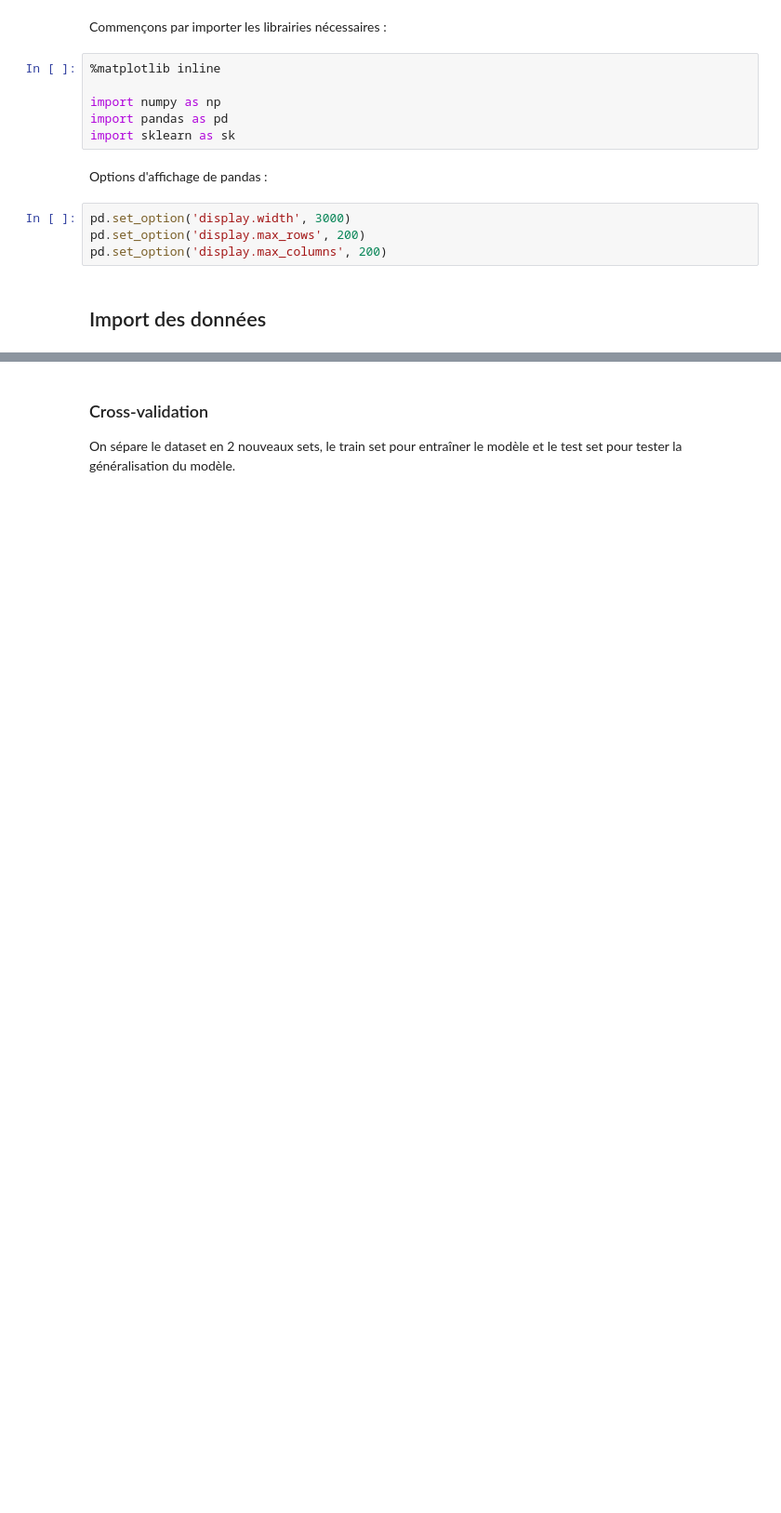
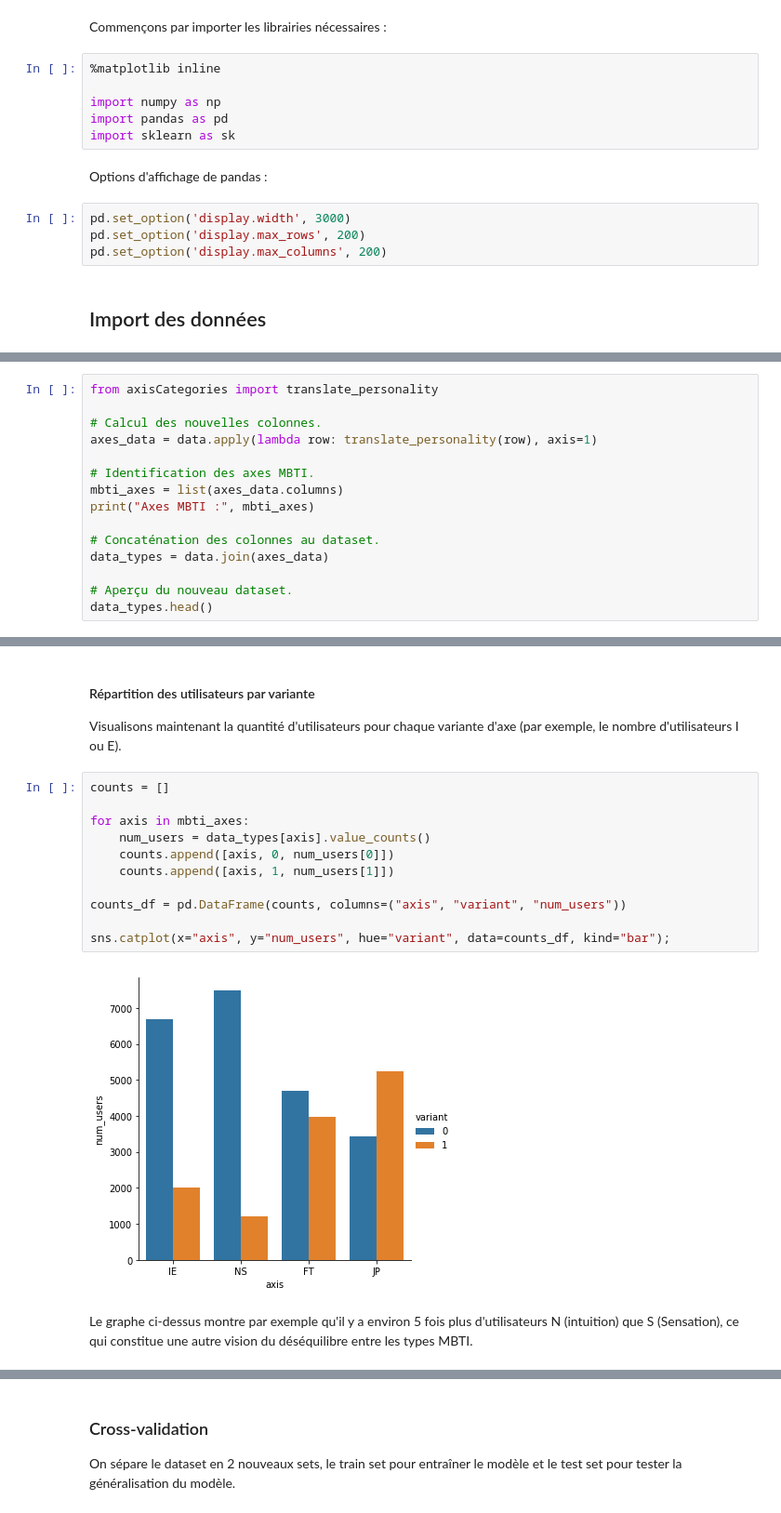
Before and after one commit to literate-waffle/mbti, a Jupyter notebook: mbti.ipynb, the cells around one changed output, grey strips where cells are left out. Shown: that part at 93% size. Cells and saved outputs as stored; diff of their text form; blank space fills up the shorter version.

```diff
--- a/mbti.ipynb
+++ b/mbti.ipynb
@@ -337,0 +242,15 @@ Dataset has 8675 rows and 2 columns
+# %%
+from axisCategories import translate_personality
+
+# Calcul des nouvelles colonnes.
+axes_data = data.apply(lambda row: translate_personality(row), axis=1)
+
+# Identification des axes MBTI.
+mbti_axes = list(axes_data.columns)
+print("Axes MBTI :", mbti_axes)
+
+# Concaténation des colonnes au dataset.
+data_types = data.join(axes_data)
+
+# Aperçu du nouveau dataset.
+data_types.head()
@@ -337,0 +265,19 @@ Dataset has 8675 rows and 2 columns
+# %% [markdown]
+#### Répartition des utilisateurs par variante
+
+Visualisons maintenant la quantité d'utilisateurs pour chaque variante d'axe (par exemple, le nombre d'utilisateurs I ou E).
+# %%
+counts = []
+
+for axis in mbti_axes:
+    num_users = data_types[axis].value_counts()
+    counts.append([axis, 0, num_users[0]])
+    counts.append([axis, 1, num_users[1]])
+
+counts_df = pd.DataFrame(counts, columns=("axis", "variant", "num_users"))
+
+sns.catplot(x="axis", y="num_users", hue="variant", data=counts_df, kind="bar");
+# %% [output]
+[figure, added]
+# %% [markdown]
+Le graphe ci-dessus montre par exemple qu'il y a environ 5 fois plus d'utilisateurs N (intuition) que S (Sensation), ce qui constitue une autre vision du déséquilibre entre les types MBTI.
```
Also changed, not shown: parts of 76 cells of this notebook, 1 other file.
